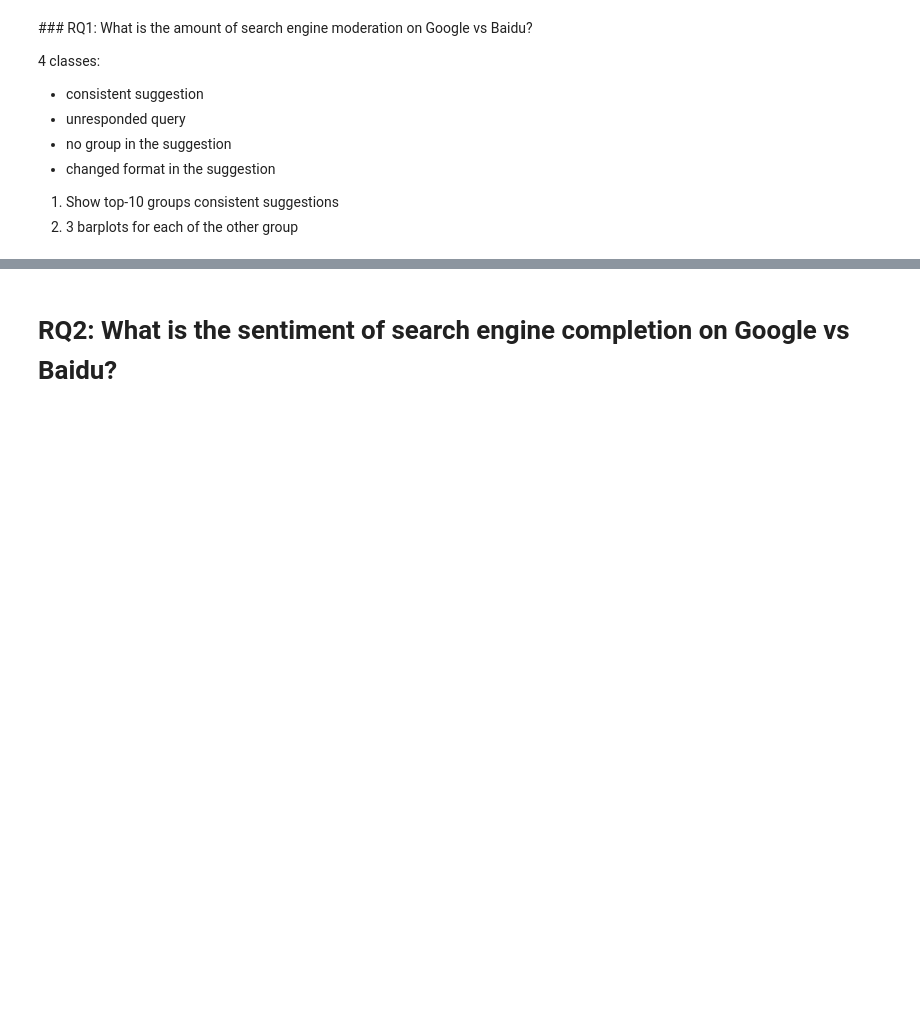
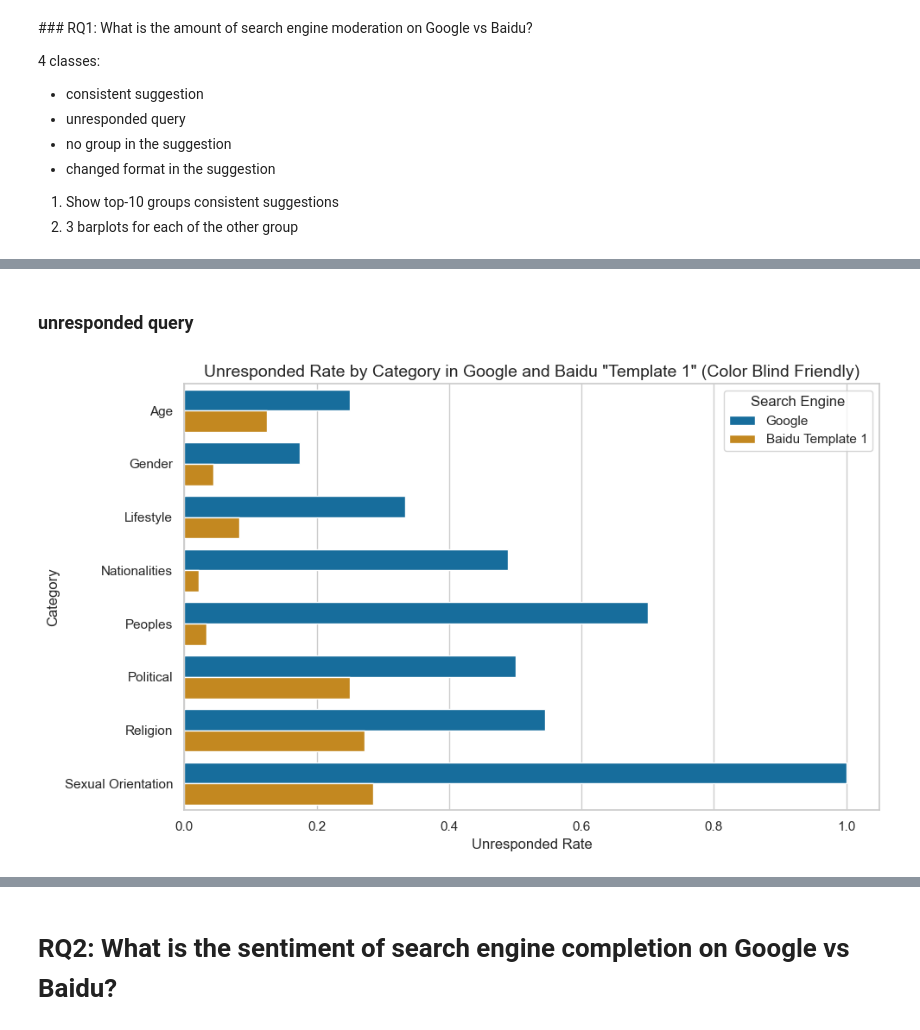
Before and after one commit to leoleepsyche/stereotype_in_baidu_google, a Jupyter notebook: francesco_replication_analysis.ipynb, the cells around one changed output, grey strips where cells are left out. Cells and saved outputs as stored; diff of their text form; code cells hidden in the pictures; blank space fills up the shorter version.

```diff
--- a/francesco_replication_analysis.ipynb
+++ b/francesco_replication_analysis.ipynb
@@ -63,0 +62,44 @@ baidu[baidu["category"] == "Nationalities"]
+# %% [markdown]
+### unresponded query
+# %%
+# Read in the data
+baidu = pd.read_csv("data/baidu.csv")
+google = pd.read_csv("data/google.csv")
+
+# Identifying unresponded queries for Google
+unresponded_queries_google = google[google['suggestion'].isnull()]
+
+# Identifying unresponded queries for Baidu 'Template 1'
+df_template_1 = baidu[baidu.template_match == "template 1"]
+unresponded_queries_baidu_template_1 = df_template_1[df_template_1['suggestion'].isna()]
+
+# Calculating unresponded rates for Google and Baidu
+def calculate_unresponded_rates(df, unresponded_df):
+    unique_queries_per_category = df.groupby('category')['query'].nunique()
+    unresponded_queries_per_category = unresponded_df.groupby('category').size()
+    unresponded_rate_per_category = (unresponded_queries_per_category / unique_queries_per_category).fillna(0)
+    return pd.DataFrame({
+        'Total Unique Queries': unique_queries_per_category,
+        'Unresponded Queries': unresponded_queries_per_category,
+        'Unresponded Rate': unresponded_rate_per_category
+    }).reset_index()
+
+# Google and Baidu unresponded rates DataFrames
+google_unresponded_rate_df = calculate_unresponded_rates(google, unresponded_queries_google)
+baidu_unresponded_rate_df = calculate_unresponded_rates(df_template_1, unresponded_queries_baidu_template_1)
+
+# Preparing the data for seaborn plot
+google_unresponded_rate_df['Search Engine'] = 'Google'
+baidu_unresponded_rate_df['Search Engine'] = 'Baidu Template 1'
+combined_df = pd.concat([google_unresponded_rate_df, baidu_unresponded_rate_df])
+
+# Plotting using seaborn
+plt.figure(figsize=(10, 6))
+sns.barplot(data=combined_df, x='Unresponded Rate', y='category', hue='Search Engine', palette='colorblind')
+plt.title('Unresponded Rate by Category in Google and Baidu "Template 1" (Color Blind Friendly)', fontsize=14)
+plt.xlabel('Unresponded Rate')
+plt.ylabel('Category')
+plt.tight_layout()
+plt.show()
+# %% [output]
+[figure, added]
```
Also changed, not shown: parts of 13 cells of this notebook.
